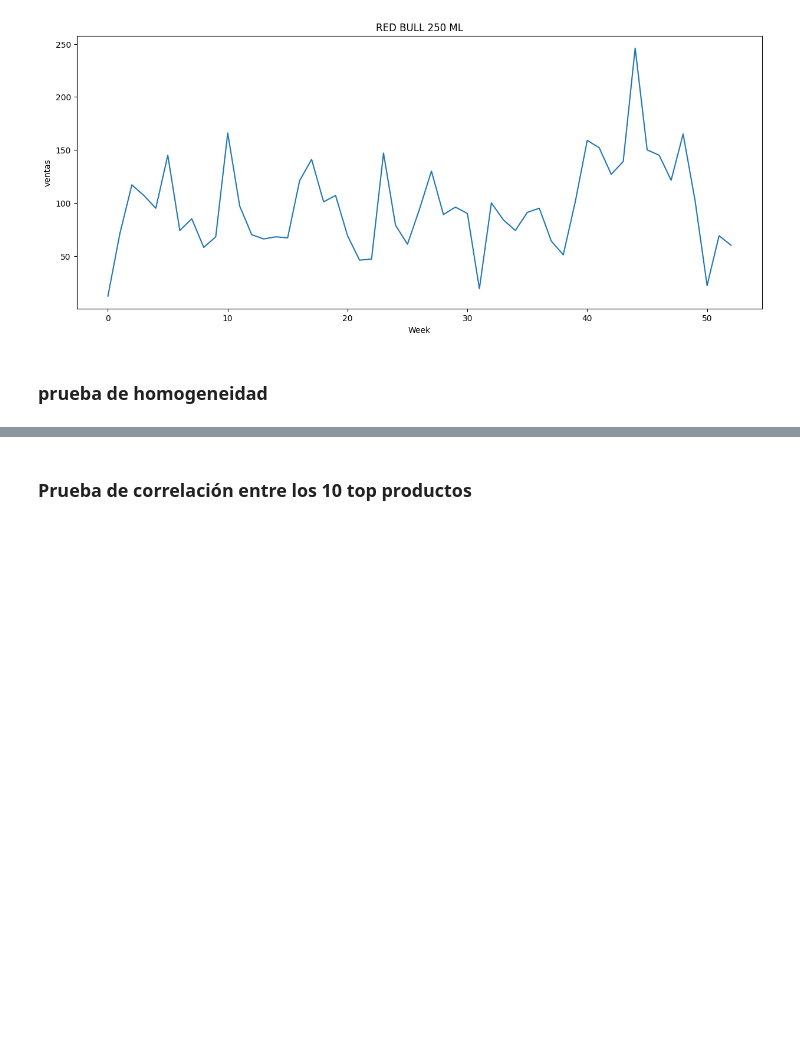
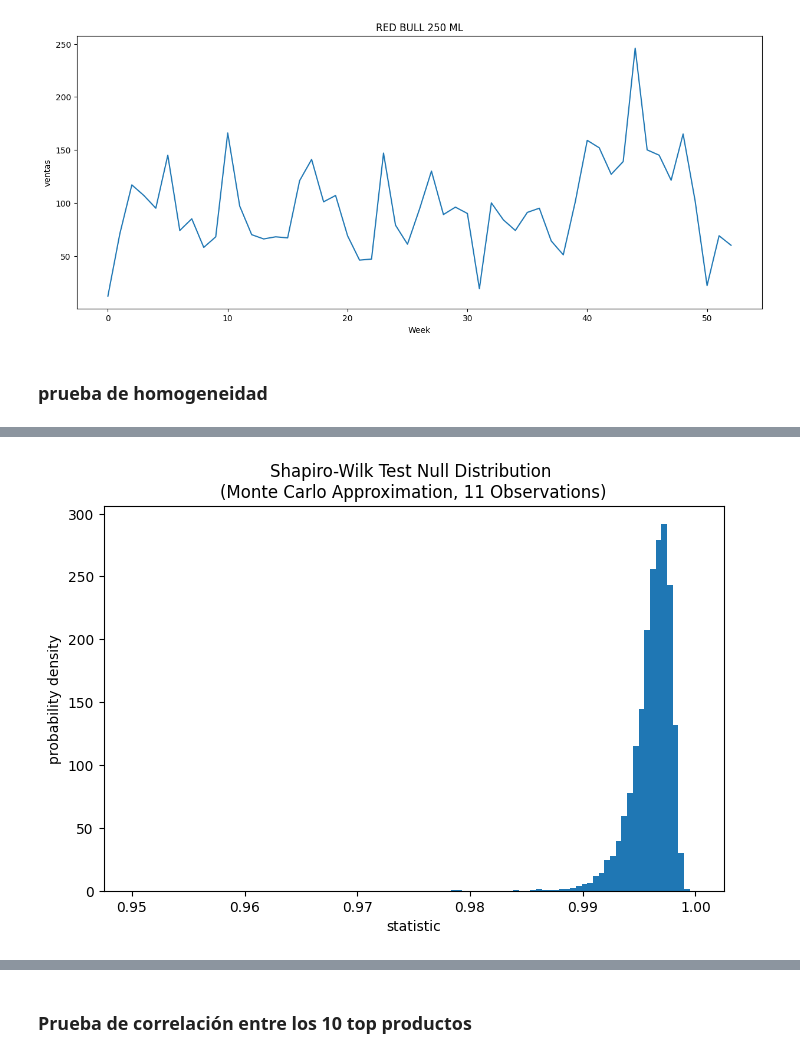
Before and after one commit to darwin1k/MiniMarket, a Jupyter notebook: EdaInitial.ipynb, the cells around one changed output, grey strips where cells are left out. Cells and saved outputs as stored; diff of their text form; code cells hidden in the pictures; blank space fills up the shorter version.

```diff
--- a/EdaInitial.ipynb
+++ b/EdaInitial.ipynb
@@ -543,0 +608,19 @@ print(mejor_lambda)
+# %%
+def statistic(x):
+    # Get only the `shapiro` statistic; ignore its p-value
+    return stats.shapiro(x).statistic
+x = ventas_dia['ventas_box']
+ref = stats.monte_carlo_test(x, stats.norm.rvs, statistic, alternative='less')
+import matplotlib.pyplot as plt
+fig, ax = plt.subplots(figsize=(8, 5))
+bins = np.linspace(0.95, 1, 100)
+def plot(ax):  # we'll reuse this
+    ax.hist(ref.null_distribution, density=True, bins=bins)
+    ax.set_title("Shapiro-Wilk Test Null Distribution \n"
+                 "(Monte Carlo Approximation, 11 Observations)")
+    ax.set_xlabel("statistic")
+    ax.set_ylabel("probability density")
+plot(ax)
+plt.show()
+# %% [output]
+[figure, added]
```
Also changed, not shown: parts of 39 cells of this notebook.
